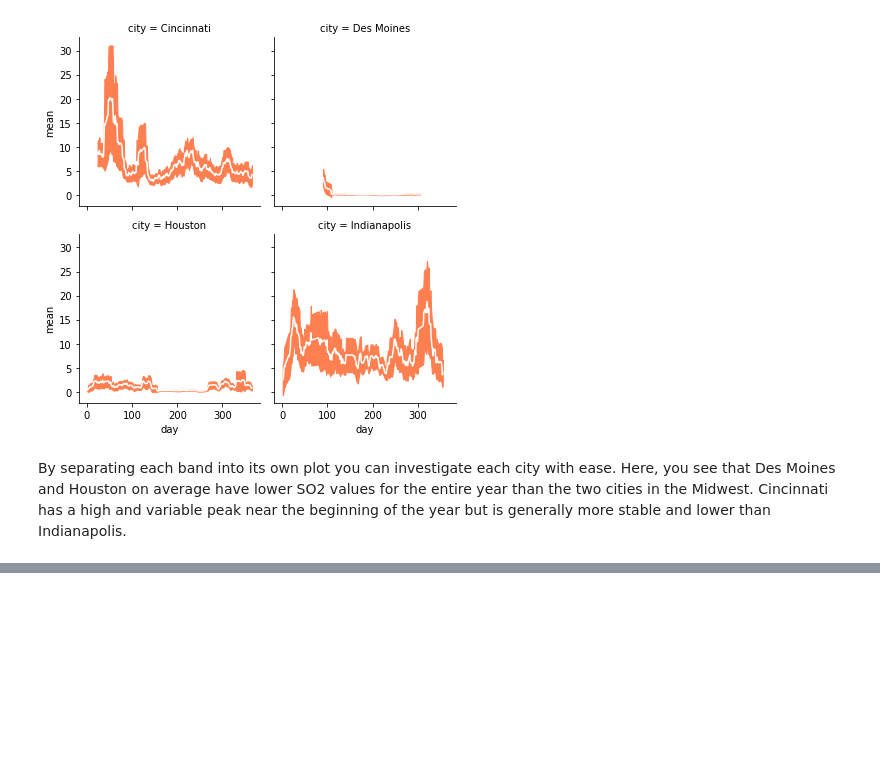
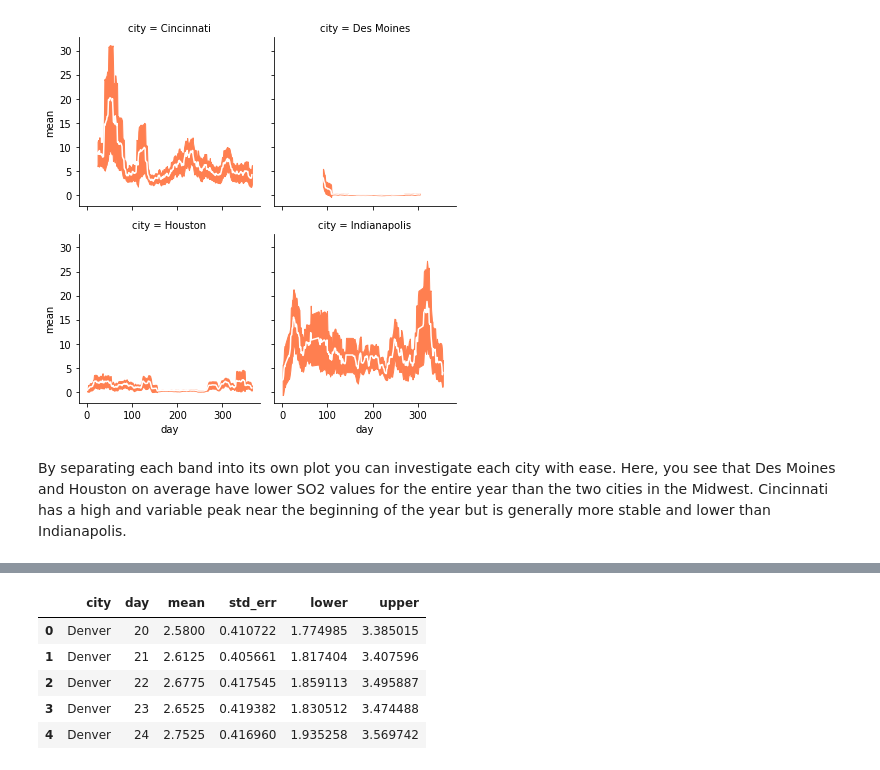
Before and after one commit to goodboychan/datacamp_repo, a Jupyter notebook: Improving.Your Data.Visualizations.in.Python/Showing-uncertainty.ipynb, the cells around one changed output, grey strips where cells are left out. Cells and saved outputs as stored; diff of their text form; code cells hidden in the pictures; blank space fills up the shorter version.

```diff
--- a/Improving.Your Data.Visualizations.in.Python/Showing-uncertainty.ipynb
+++ b/Improving.Your Data.Visualizations.in.Python/Showing-uncertainty.ipynb
@@ -148,0 +150,10 @@ By separating each band into its own plot you can investigate each city with eas
+# %%
+SO2_compare = pd.read_csv('./dataset/SO2_compare.csv', index_col=0)
+SO2_compare.head()
+# %% [output]
+|  | city | day | mean | std_err | lower | upper |
+| 0 | Denver | 20 | 2.5800 | 0.410722 | 1.774985 | 3.385015 |
+| 1 | Denver | 21 | 2.6125 | 0.405661 | 1.817404 | 3.407596 |
+| 2 | Denver | 22 | 2.6775 | 0.417545 | 1.859113 | 3.495887 |
+| 3 | Denver | 23 | 2.6525 | 0.419382 | 1.830512 | 3.474488 |
+| 4 | Denver | 24 | 2.7525 | 0.416960 | 1.935258 | 3.569742 |
```
Also changed, not shown: parts of 5 cells of this notebook, 1 other file.
